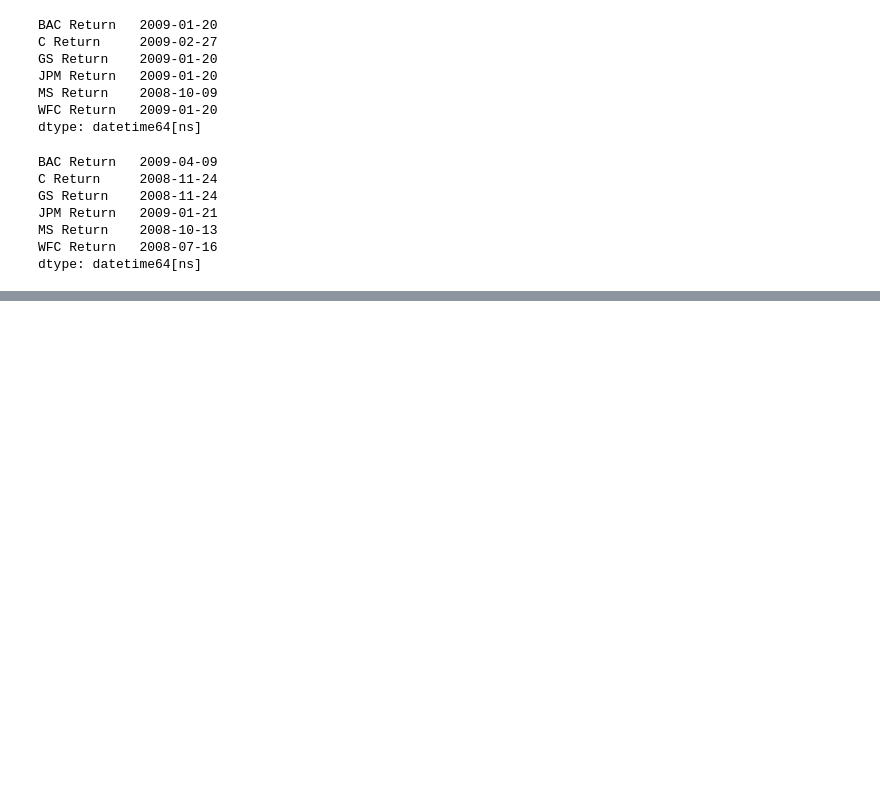
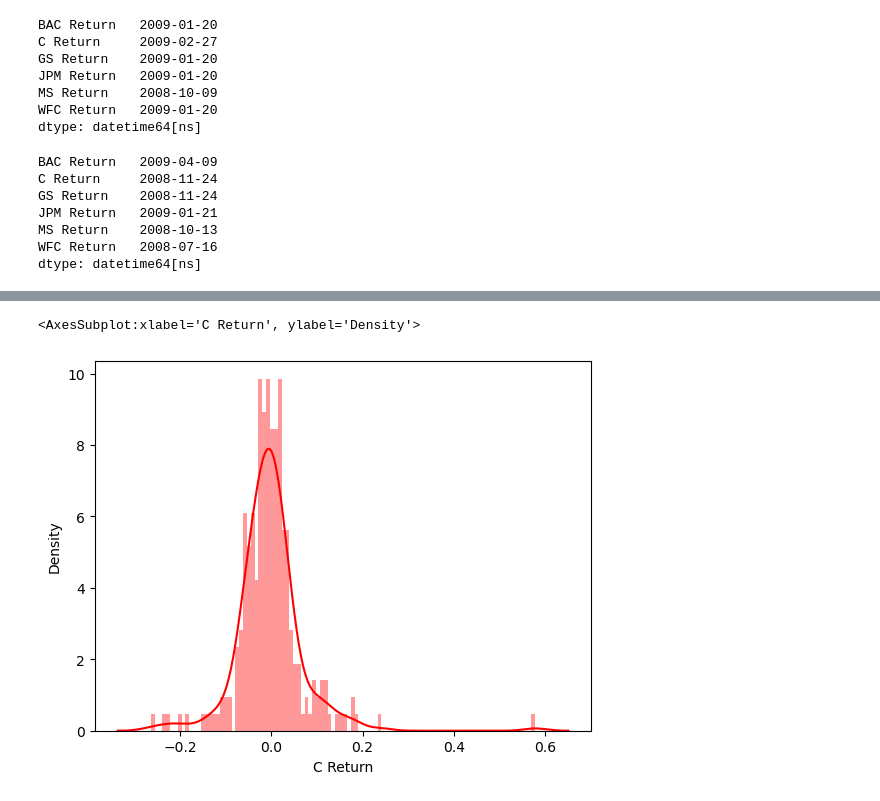
Before and after one commit to SiddheshDaphane/Finance-Data-Project, a Jupyter notebook: finance_project.ipynb, the cells around one changed output, grey strips where cells are left out. Saved outputs shown, nothing was run; the diff lists cells and outputs as text; code cells hidden in the pictures; blank space fills up the shorter version.

```diff
--- a/finance_project.ipynb
+++ b/finance_project.ipynb
@@ -269,0 +300,5 @@ dtype: float64
+# %%
+sns.distplot(returns.loc['2008-01-01':'2008-12-31']['C Return'], color='red', bins=100)
+# %% [output]
+<AxesSubplot:xlabel='C Return', ylabel='Density'>
+[figure, added]
```
Also changed, not shown: parts of 5 cells of this notebook.
